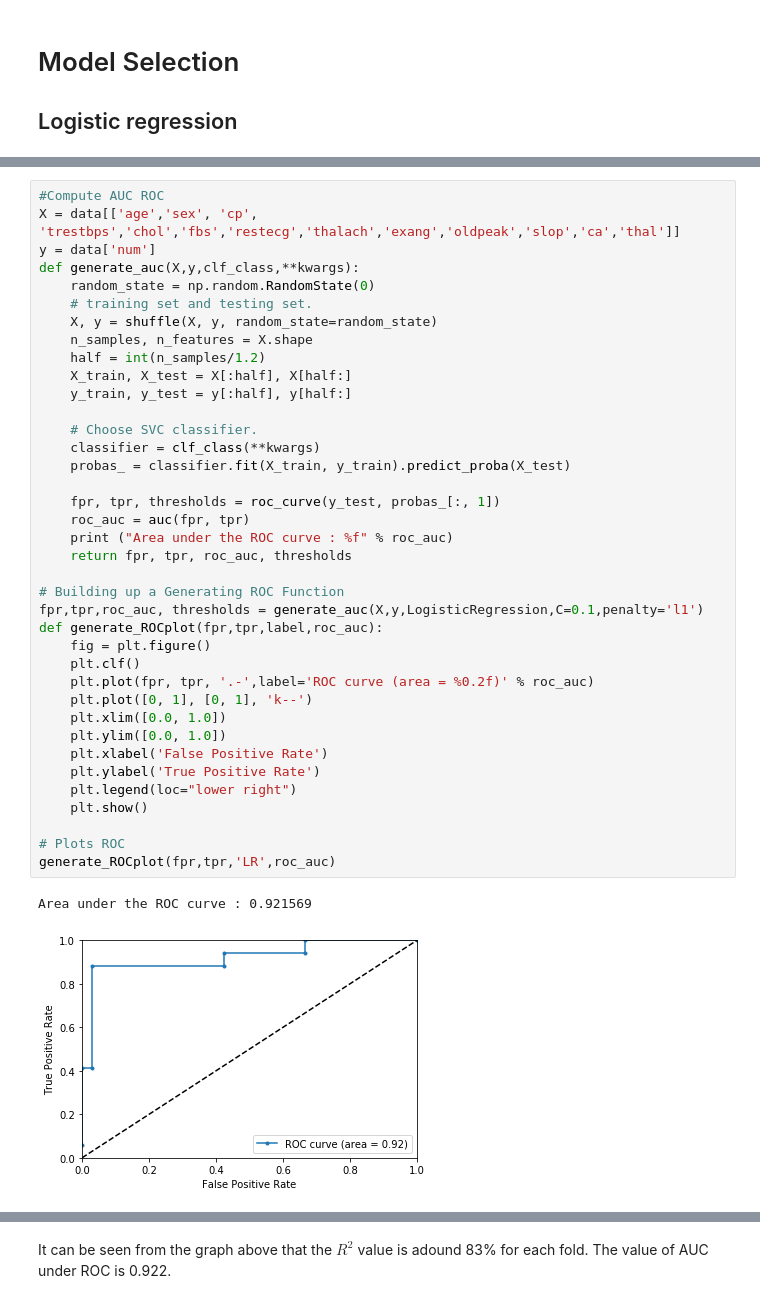
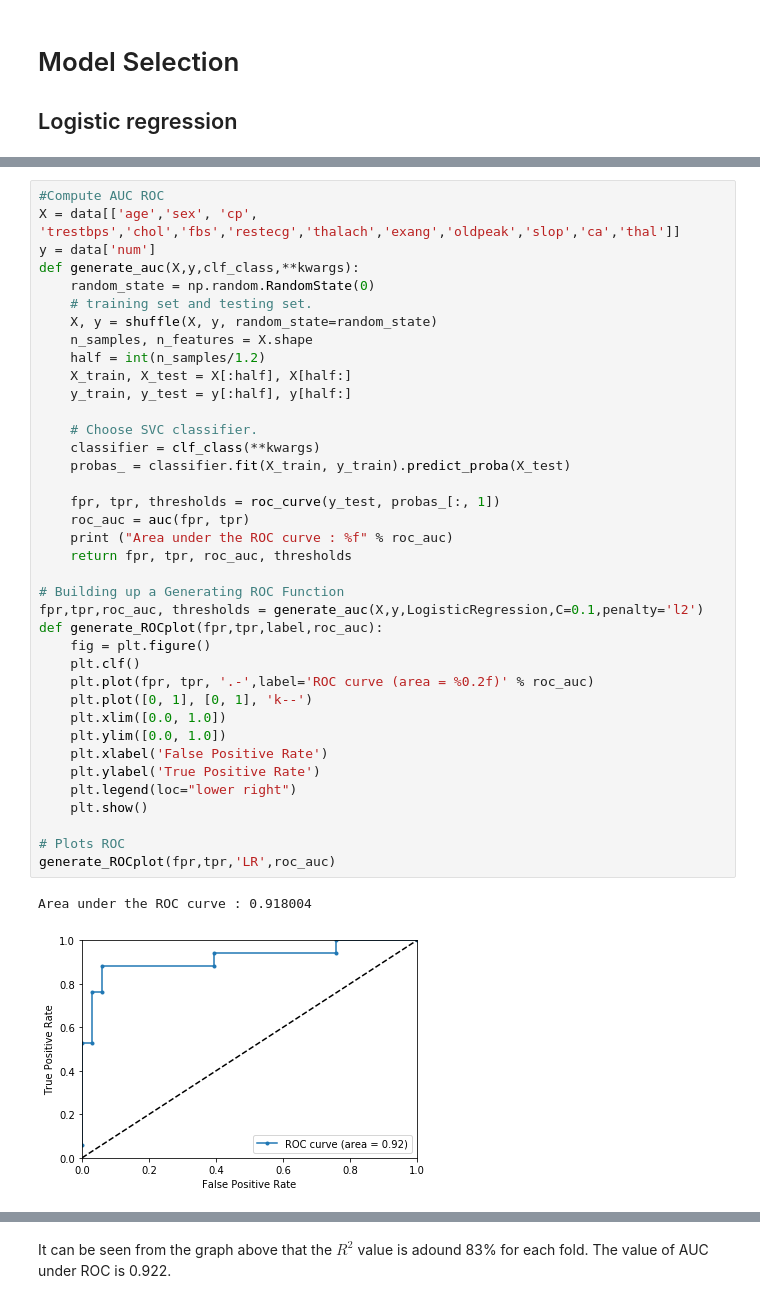
Before and after one commit to dongxuzheng/final_project, a Jupyter notebook: Final_Project.ipynb, the cells around one changed output, grey strips where cells are left out. Cells and saved outputs as stored; diff of their text form.

```diff
--- a/Final_Project.ipynb
+++ b/Final_Project.ipynb
@@ -179,33 +175,33 @@ def generate_auc(X,y,clf_class,**kwargs):
     n_samples, n_features = X.shape
     half = int(n_samples/1.2)
     X_train, X_test = X[:half], X[half:]
     y_train, y_test = y[:half], y[half:]
 
     # Choose SVC classifier.
     classifier = clf_class(**kwargs)
     probas_ = classifier.fit(X_train, y_train).predict_proba(X_test)
 
     fpr, tpr, thresholds = roc_curve(y_test, probas_[:, 1])
     roc_auc = auc(fpr, tpr)
     print ("Area under the ROC curve : %f" % roc_auc)
     return fpr, tpr, roc_auc, thresholds
 
 # Building up a Generating ROC Function
-fpr,tpr,roc_auc, thresholds = generate_auc(X,y,LogisticRegression,C=0.1,penalty='l1')
+fpr,tpr,roc_auc, thresholds = generate_auc(X,y,LogisticRegression,C=0.1,penalty='l2')
 def generate_ROCplot(fpr,tpr,label,roc_auc):
     fig = plt.figure()
     plt.clf()
     plt.plot(fpr, tpr, '.-',label='ROC curve (area = %0.2f)' % roc_auc)
     plt.plot([0, 1], [0, 1], 'k--')
     plt.xlim([0.0, 1.0])
     plt.ylim([0.0, 1.0])
     plt.xlabel('False Positive Rate')
     plt.ylabel('True Positive Rate')
     plt.legend(loc="lower right")
     plt.show()
 
 # Plots ROC
 generate_ROCplot(fpr,tpr,'LR',roc_auc)
 # %% [output]
-Area under the ROC curve : 0.921569
+Area under the ROC curve : 0.918004
-[figure, old version]
+[figure, new version]
```
Also changed, not shown: parts of 13 cells of this notebook.
